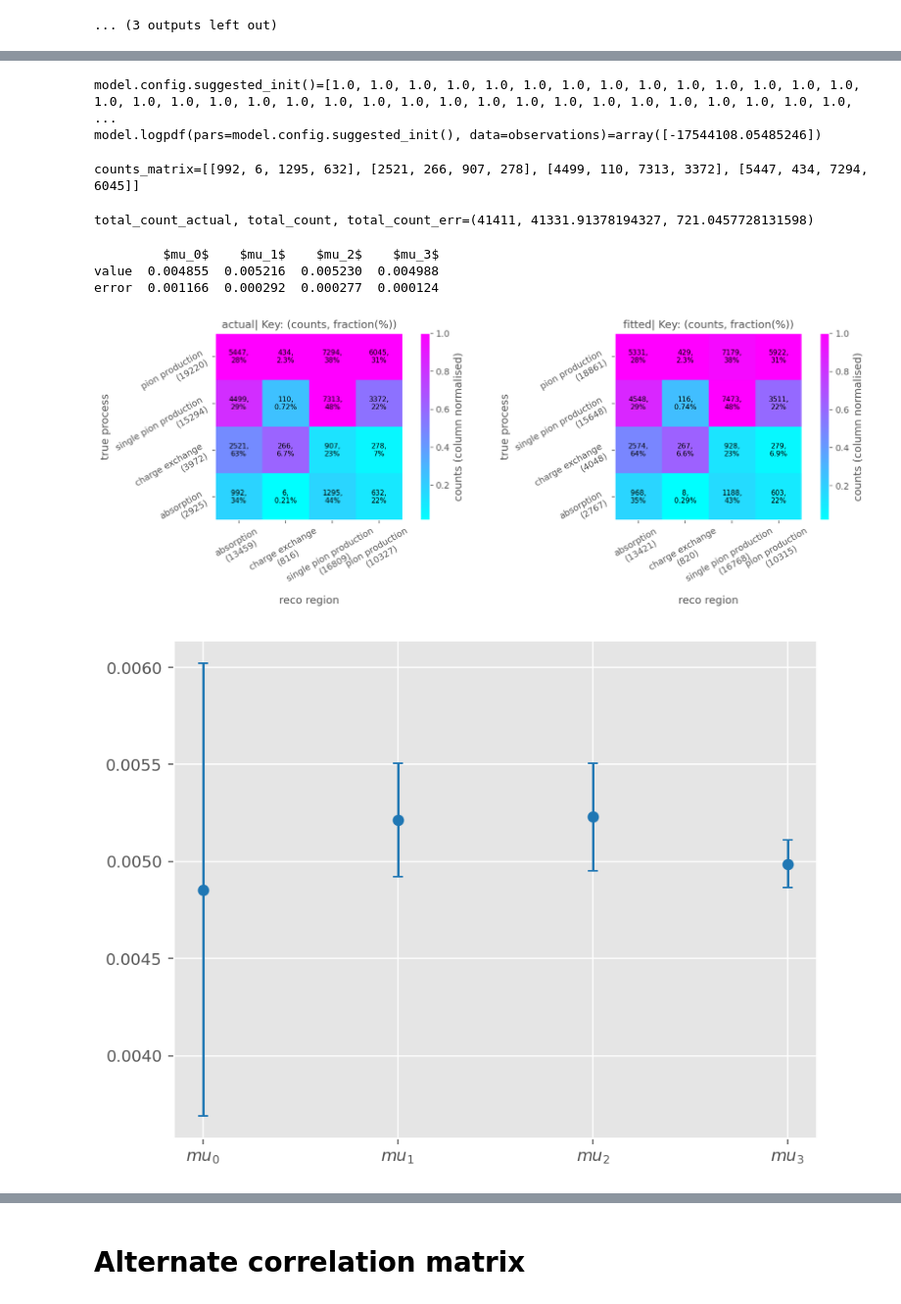
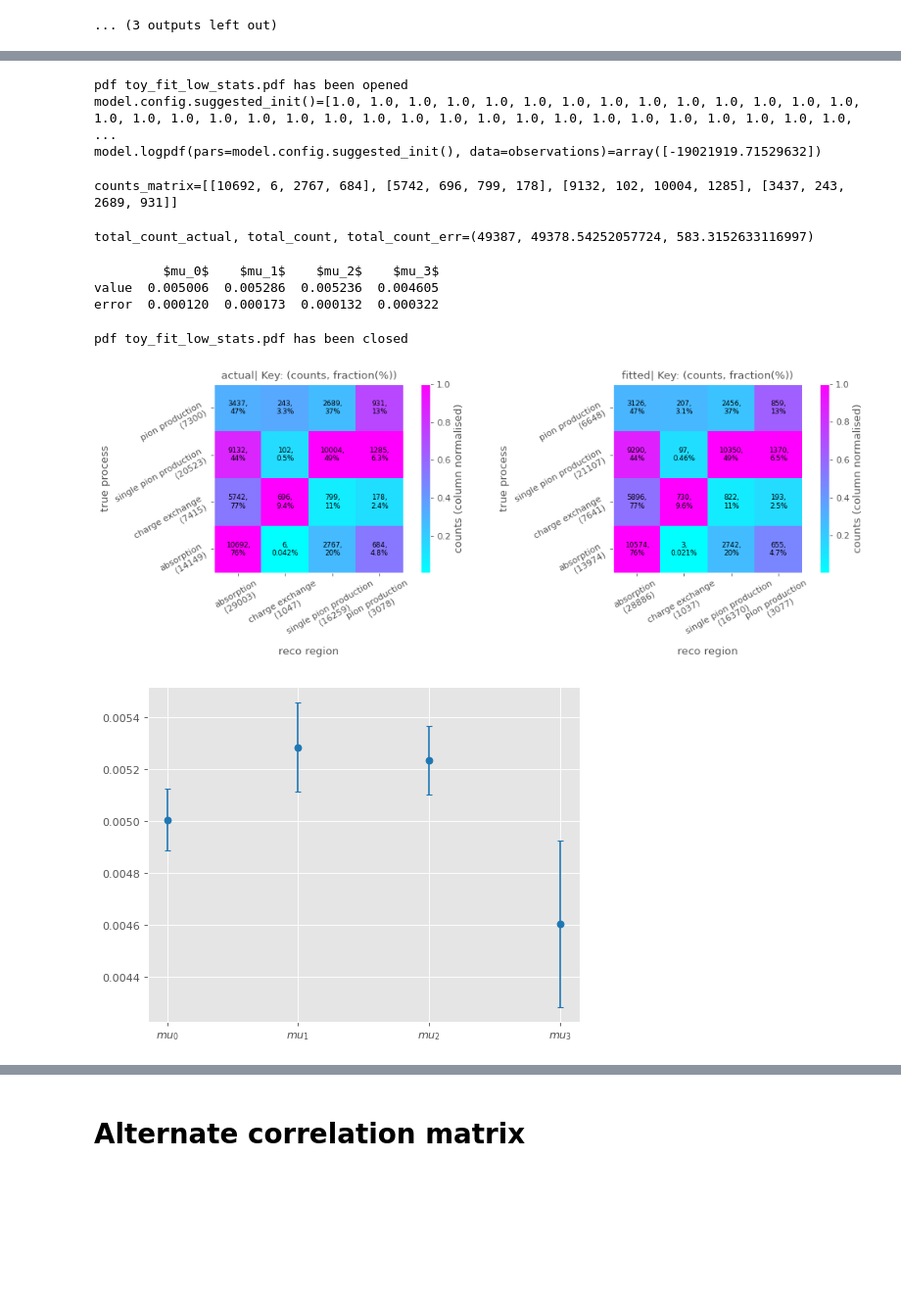
Before and after one commit to dlindebaum/pion-argon-xs-analysis, a Jupyter notebook: analysis/notebooks/cex_region_fit.ipynb, the cells around one changed output, grey strips where cells are left out. Shown at 98% size. Drawn from its saved outputs; the diff is of its cells as text; code cells hidden in the pictures; blank space fills up the shorter version.

```diff
--- a/analysis/notebooks/cex_region_fit.ipynb
+++ b/analysis/notebooks/cex_region_fit.ipynb
@@ -70,7 +70,7 @@ def SliceModelPrediction(prediction : cross_section.cabinetry.model_utils.ModelP
 
 def RegionFitToyStudy(toy : cross_section.Toy, model : cross_section.pyhf.Model, energy_slice : cross_section.Slices, mean_track_score_bins : np.array = None, pdf : Plots.PlotBook = None):
 
-    fit_input = cross_section.RegionFit.CreateFitInputToy(toy)
+    fit_input = cross_section.AnalysisInput.CreateAnalysisInputToy(toy)
     # if alt_regions is not None:
     #     fit_input.regions = alt_regions
 
@@ -153,7 +153,7 @@ class Pulls:
         mask = (self.toy.df.inclusive_process != "decay") & (self.toy.df.KE_int_smeared > min(self.bins)) & (self.toy.df.KE_int_smeared < max(self.bins))
         expected = [sum(self.toy.truth_regions[r] & mask) / true_process_counts_model[r] for r in self.toy.truth_region_labels]
 
-        fit_input = cross_section.RegionFit.CreateFitInputToy(self.toy)
+        fit_input = cross_section.AnalysisInput.CreateAnalysisInputToy(self.toy)
         observed = cross_section.RegionFit.GenerateObservations(fit_input, self.slices, self.model)
 
         observed = cross_section.RegionFit.GenerateObservations(cross_section.RegionFit.CreateObservedInputData(self.toy, self.slices), self.model)
@@ -216,9 +214,13 @@ The autoreload extension is already loaded. To reload it, use:
 env: PYTHONPATH=/home/sb16165/Documents/pi0-analysis/analysis
 # %%
 toy_input = cross_section.Toy(file = "work/2023/toys/xs_toy_1GeV_gaussian_60MeV_fit_input.hdf5", smearing = True)
-energy_range = [-50, 1050]
+energy_range = [0, 1000]
 energy_slice = cross_section.Slices(50, min(energy_range), max(energy_range), True)
-energy_bins = np.sort(energy_slice.pos)
+
+energy_overflow =  np.insert(energy_slice.pos, 0, energy_slice.max_pos + energy_slice.width) # xlabels for KE, which has an overflow bin (max energy + energy bin width)
+energy_bins = np.sort(energy_overflow)
+
+
 mean_track_score_bins = np.linspace(0, 1, 21, True)
 
 model, templates_energy, tempalates_mean_track_score = cross_section.RegionFit.CreateModel(toy_input, energy_slice, mean_track_score_bins, True)
@@ -376,5 +378,5 @@ $\mu_3$ & -1.913696 & 0.676045 & -28.165341 & 0.000000 \\
 [figure]
 ... (3 outputs left out)
 # %%
-toy_observed = cross_section.Toy(df = cex_toy_generator.main(cex_toy_generator.ResolveConfig(CreateConfig(PDSP = 2, p_init = 2000))), smearing = True)
+toy_observed = cross_section.Toy(df = cex_toy_generator.main(cex_toy_generator.ResolveConfig(CreateConfig(PDSP = 1, p_init = 1000, seed = 1))), smearing = True)
 # %% [output]
@@ -407,14 +409,16 @@ pdf.close()
 # %%
-pdf_low_stats = Plots.PlotBook("toy_fit_low_stats.pdf", False)
+pdf_low_stats = Plots.PlotBook("toy_fit_low_stats.pdf", True)
 result = RegionFitToyStudy(toy_observed, model, energy_slice, mean_track_score_bins, pdf = pdf_low_stats)
 pdf_low_stats.close()
 # %% [output]
+pdf toy_fit_low_stats.pdf has been opened
 model.config.suggested_init()=[1.0, 1.0, 1.0, 1.0, 1.0, 1.0, 1.0, 1.0, 1.0, 1.0, 1.0, 1.0, 1.0, 1.0, 1.0, 1.0, 1.0, 1.0, 1.0, 1.0, 1.0, 1.0, 1.0, 1.0, 1.0, 1.0, 1.0, 1.0, 1.0, 1.0, 1.0, 1.0, 1.0, 1.0, ...
-model.logpdf(pars=model.config.suggested_init(), data=observations)=array([-17544108.05485246])
+model.logpdf(pars=model.config.suggested_init(), data=observations)=array([-19021919.71529632])
-counts_matrix=[[992, 6, 1295, 632], [2521, 266, 907, 278], [4499, 110, 7313, 3372], [5447, 434, 7294, 6045]]
+counts_matrix=[[10692, 6, 2767, 684], [5742, 696, 799, 178], [9132, 102, 10004, 1285], [3437, 243, 2689, 931]]
-total_count_actual, total_count, total_count_err=(41411, 41331.91378194327, 721.0457728131598)
+total_count_actual, total_count, total_count_err=(49387, 49378.54252057724, 583.3152633116997)
          $mu_0$    $mu_1$    $mu_2$    $mu_3$
-value  0.004855  0.005216  0.005230  0.004988
-error  0.001166  0.000292  0.000277  0.000124
+value  0.005006  0.005286  0.005236  0.004605
+error  0.000120  0.000173  0.000132  0.000322
+pdf toy_fit_low_stats.pdf has been closed
-[figure, old version]
+[figure, new version]
-[figure, old version]
+[figure, new version]
```
Also changed, not shown: parts of 25 cells of this notebook.
